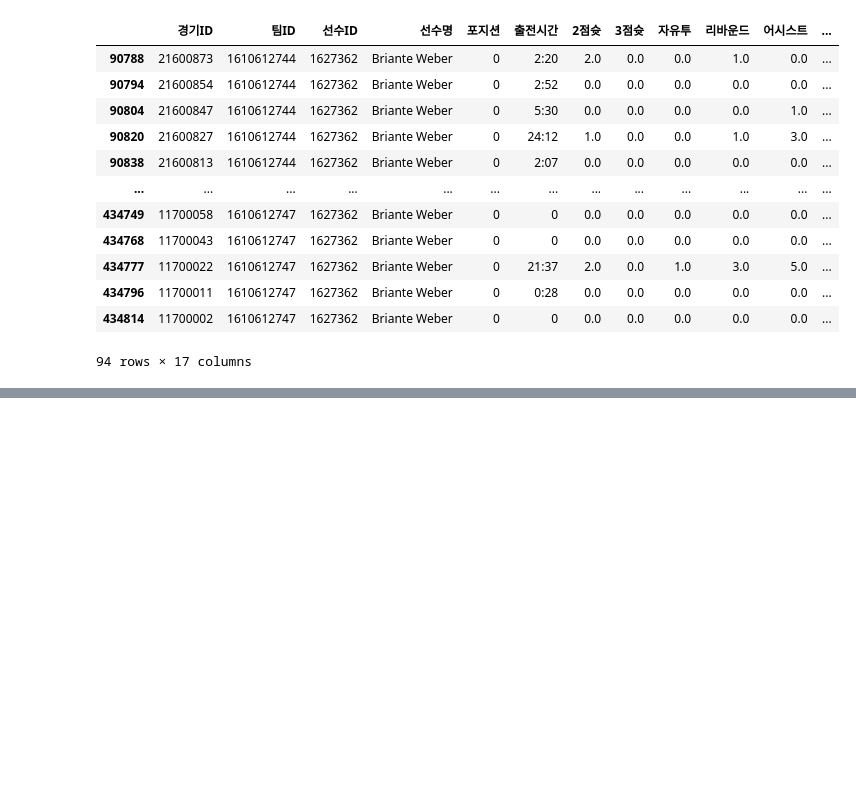
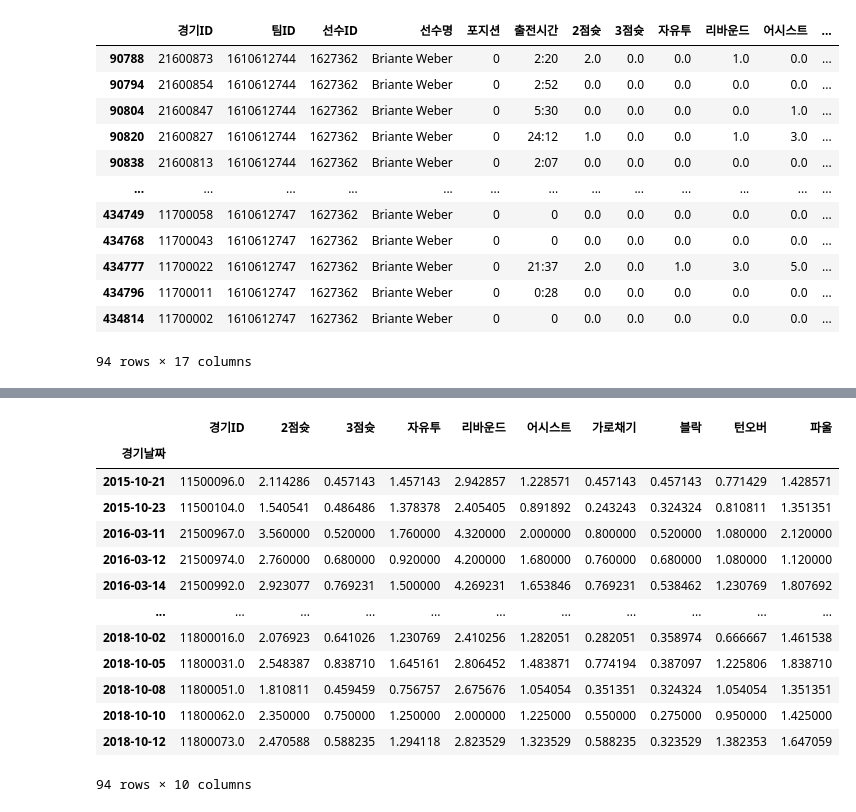
Before and after one commit to JeongUngKim/streamlit_project, a Jupyter notebook: data_analysis.ipynb, the cells around one changed output, grey strips where cells are left out. Drawn from its saved outputs; the diff is of its cells as text; code cells hidden in the pictures; blank space fills up the shorter version.

```diff
--- a/data_analysis.ipynb
+++ b/data_analysis.ipynb
@@ -758,0 +774,19 @@ df_player_data.iloc[:,[6,7,8,-2]]
+# %%
+list_game_id = df_player_data['경기ID']
+# %%
+df_games_detail[df_games_detail['경기ID'].isin(list_game_id)].groupby('경기날짜').mean().iloc[:,[0,3,4,5,6,7,8,9,10,11]]
+# %% [output]
+|  | 경기ID | 2점슛 | 3점슛 | 자유투 | 리바운드 | 어시스트 | 가로채기 | 블락 | 턴오버 | 파울 |
+| 경기날짜 |  |  |  |  |  |  |  |  |  |  |
+| 2015-10-21 | 11500096.0 | 2.114286 | 0.457143 | 1.457143 | 2.942857 | 1.228571 | 0.457143 | 0.457143 | 0.771429 | 1.428571 |
+| 2015-10-23 | 11500104.0 | 1.540541 | 0.486486 | 1.378378 | 2.405405 | 0.891892 | 0.243243 | 0.324324 | 0.810811 | 1.351351 |
+| 2016-03-11 | 21500967.0 | 3.560000 | 0.520000 | 1.760000 | 4.320000 | 2.000000 | 0.800000 | 0.520000 | 1.080000 | 2.120000 |
+| 2016-03-12 | 21500974.0 | 2.760000 | 0.680000 | 0.920000 | 4.200000 | 1.680000 | 0.760000 | 0.680000 | 1.080000 | 1.120000 |
+| 2016-03-14 | 21500992.0 | 2.923077 | 0.769231 | 1.500000 | 4.269231 | 1.653846 | 0.769231 | 0.538462 | 1.230769 | 1.807692 |
+| ... | ... | ... | ... | ... | ... | ... | ... | ... | ... | ... |
+| 2018-10-02 | 11800016.0 | 2.076923 | 0.641026 | 1.230769 | 2.410256 | 1.282051 | 0.282051 | 0.358974 | 0.666667 | 1.461538 |
+| 2018-10-05 | 11800031.0 | 2.548387 | 0.838710 | 1.645161 | 2.806452 | 1.483871 | 0.774194 | 0.387097 | 1.225806 | 1.838710 |
+| 2018-10-08 | 11800051.0 | 1.810811 | 0.459459 | 0.756757 | 2.675676 | 1.054054 | 0.351351 | 0.324324 | 1.054054 | 1.351351 |
+| 2018-10-10 | 11800062.0 | 2.350000 | 0.750000 | 1.250000 | 2.000000 | 1.225000 | 0.550000 | 0.275000 | 0.950000 | 1.425000 |
+| 2018-10-12 | 11800073.0 | 2.470588 | 0.588235 | 1.294118 | 2.823529 | 1.323529 | 0.588235 | 0.323529 | 1.382353 | 1.647059 |
+94 rows × 10 columns
```
Also changed, not shown: parts of 19 cells of this notebook, 2 other files.
